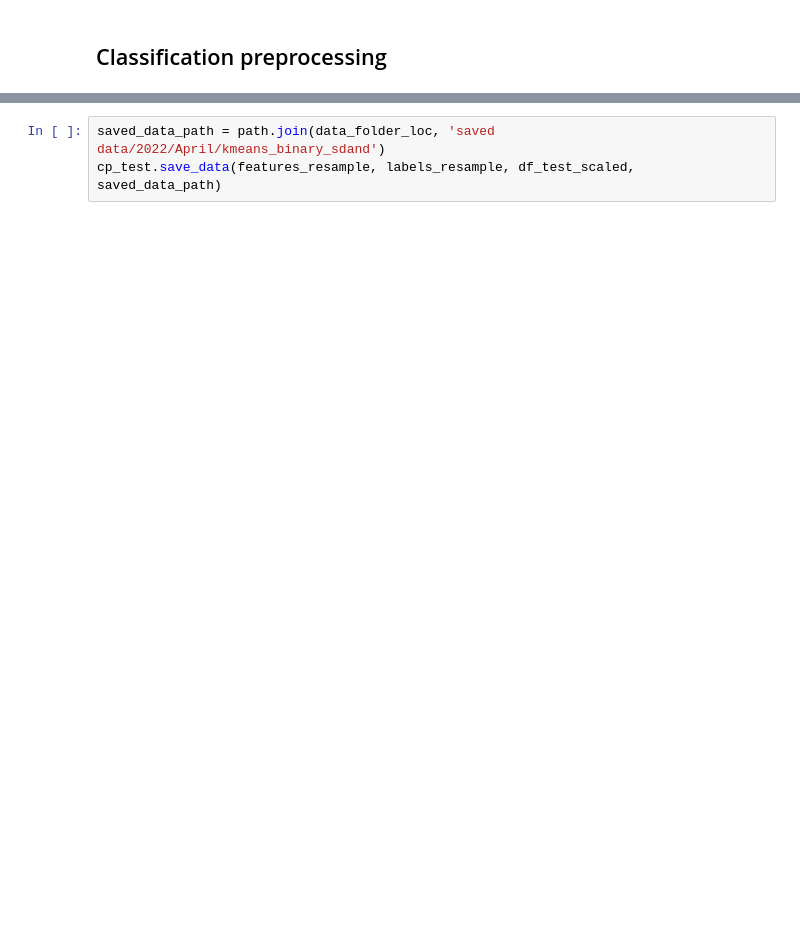
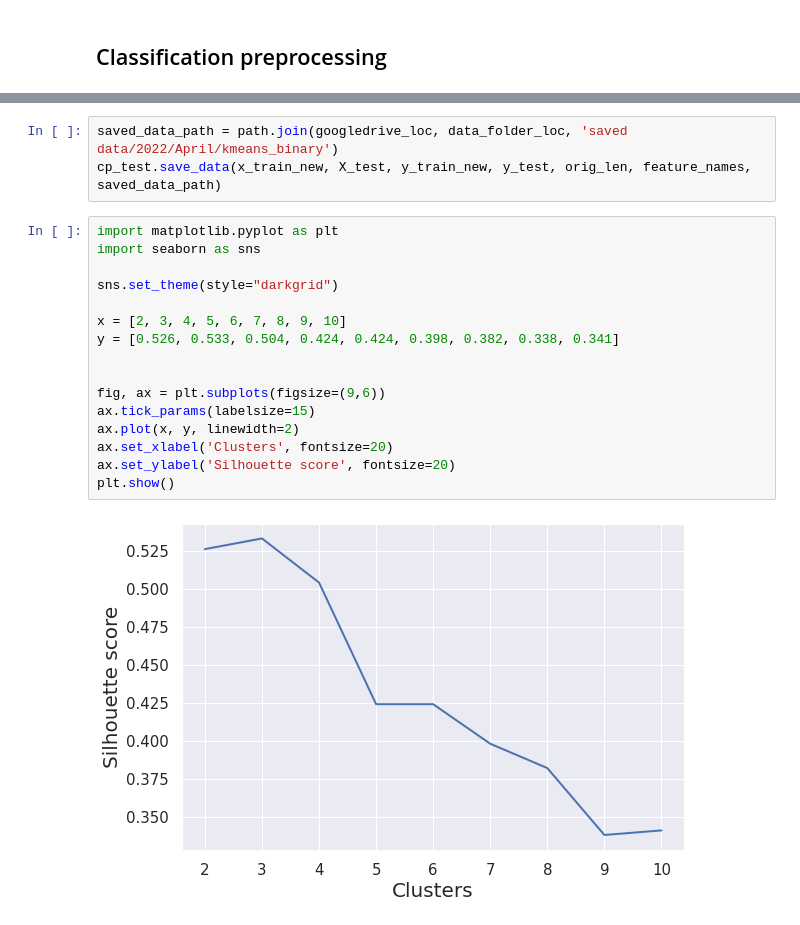
Before and after one commit to YiFeng/IndividualDifference, a Jupyter notebook: indivdiff_ml_pre.ipynb, the cells around one changed output, grey strips where cells are left out. Drawn from its saved outputs; the diff is of its cells as text; blank space fills up the shorter version.

```diff
--- a/indivdiff_ml_pre.ipynb
+++ b/indivdiff_ml_pre.ipynb
@@ -174,6 +208,24 @@ The top 10 features are: ['NEOFFIIntellectorOpenness', 'SelfReportedSESRatingSum
 # %%
-saved_data_path = path.join(data_folder_loc, 'saved data/2022/April/kmeans_binary_sdand')
-cp_test.save_data(features_resample, labels_resample, df_test_scaled, saved_data_path)
+saved_data_path = path.join(googledrive_loc, data_folder_loc, 'saved data/2022/April/kmeans_binary')
+cp_test.save_data(x_train_new, X_test, y_train_new, y_test, orig_len, feature_names, saved_data_path)
+# %%
+import matplotlib.pyplot as plt
+import seaborn as sns
+
+sns.set_theme(style="darkgrid")
+
+x = [2, 3, 4, 5, 6, 7, 8, 9, 10]
+y = [0.526, 0.533, 0.504, 0.424, 0.424, 0.398, 0.382, 0.338, 0.341]
+
+
+fig, ax = plt.subplots(figsize=(9,6))
+ax.tick_params(labelsize=15)
+ax.plot(x, y, linewidth=2)
+ax.set_xlabel('Clusters', fontsize=20)
+ax.set_ylabel('Silhouette score', fontsize=20)
+plt.show()
+# %% [output]
+[figure, added]
 # %% [markdown]
 <a style='text-decoration:none;line-height:16px;display:flex;color:#5B5B62;padding:10px;justify-content:end;' href='https://deepnote.com?utm_source=created-in-deepnote-cell&projectId=5c9e1ba2-0cb9-40ed-a01b-b56de82eb464' target="_blank">
 <img alt='Created in deepnote.com' style='display:inline;max-height:16px;margin:0px;margin-right:7.5px;' src='embedded-picture-1' > </img>
```
Also changed, not shown: parts of 13 cells of this notebook, 1 other file.
